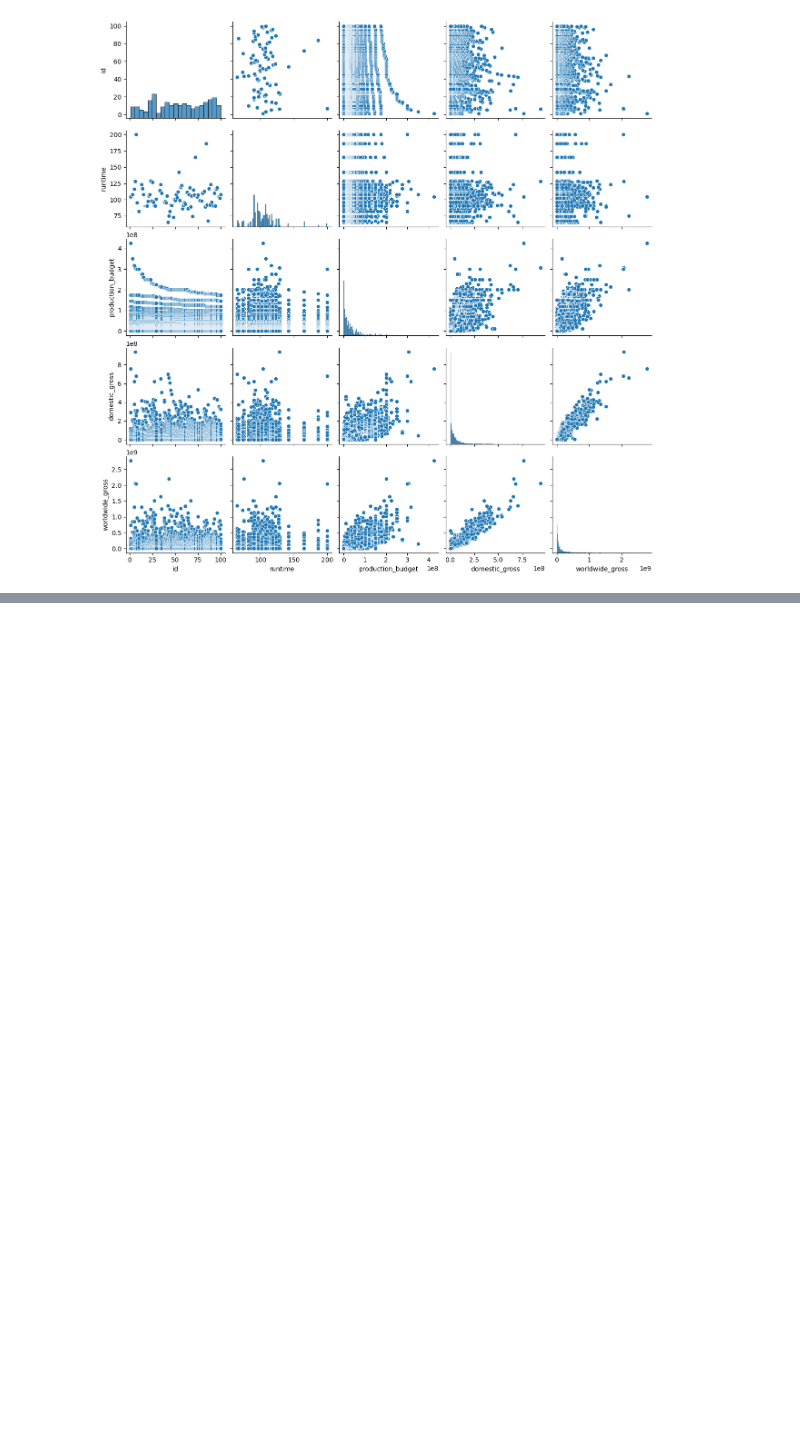
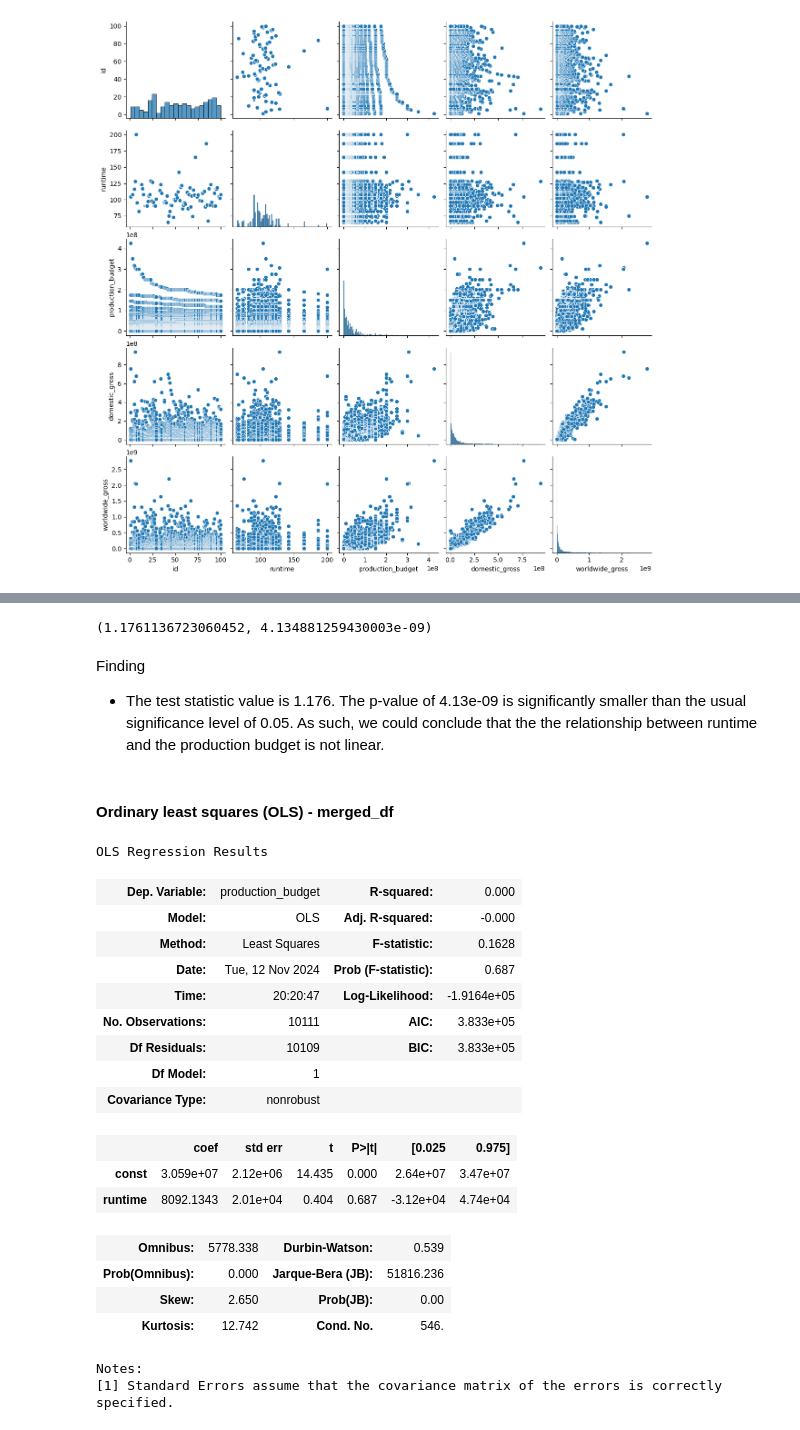
Before and after one commit to gkipkirui1/DSC_PT08P2_Phase_2_Project_Grp_1_Final, a Jupyter notebook: Index.ipynb, the cells around one changed output, grey strips where cells are left out. Saved outputs shown, nothing was run; the diff lists cells and outputs as text; code cells hidden in the pictures; blank space fills up the shorter version.

```diff
--- a/Index.ipynb
+++ b/Index.ipynb
@@ -791,0 +808,34 @@ sns.pairplot(merged_df)
+# %%
+# The model
+results = make_model(merged_df["runtime"],merged_df["production_budget"])
+
+linear_rainbow(results)
+# %% [output]
+(1.1761136723060452, 4.134881259430003e-09)
+# %% [markdown]
+Finding
+* The test statistic value is 1.176. The p-value of 4.13e-09 is significantly smaller than the usual significance level of 0.05. As such, we could conclude that the the relationship between runtime and the production budget is not linear.
+# %% [markdown]
+#### Ordinary least squares (OLS) - merged_df
+# %%
+results.summary()
+# %% [output]
+OLS Regression Results
+| Dep. Variable: | production_budget | R-squared: | 0.000 |
+| Model: | OLS | Adj. R-squared: | -0.000 |
+| Method: | Least Squares | F-statistic: | 0.1628 |
+| Date: | Tue, 12 Nov 2024 | Prob (F-statistic): | 0.687 |
+| Time: | 20:20:47 | Log-Likelihood: | -1.9164e+05 |
+| No. Observations: | 10111 | AIC: | 3.833e+05 |
+| Df Residuals: | 10109 | BIC: | 3.833e+05 |
+| Df Model: | 1 |  |  |
+| Covariance Type: | nonrobust |  |  |
+|  | coef | std err | t | P>|t| | [0.025 | 0.975] |
+| const | 3.059e+07 | 2.12e+06 | 14.435 | 0.000 | 2.64e+07 | 3.47e+07 |
+| runtime | 8092.1343 | 2.01e+04 | 0.404 | 0.687 | -3.12e+04 | 4.74e+04 |
+| Omnibus: | 5778.338 | Durbin-Watson: | 0.539 |
+| Prob(Omnibus): | 0.000 | Jarque-Bera (JB): | 51816.236 |
+| Skew: | 2.650 | Prob(JB): | 0.00 |
+| Kurtosis: | 12.742 | Cond. No. | 546. |
+Notes:
+[1] Standard Errors assume that the covariance matrix of the errors is correctly specified.
```
Also changed, not shown: parts of 22 cells of this notebook.
